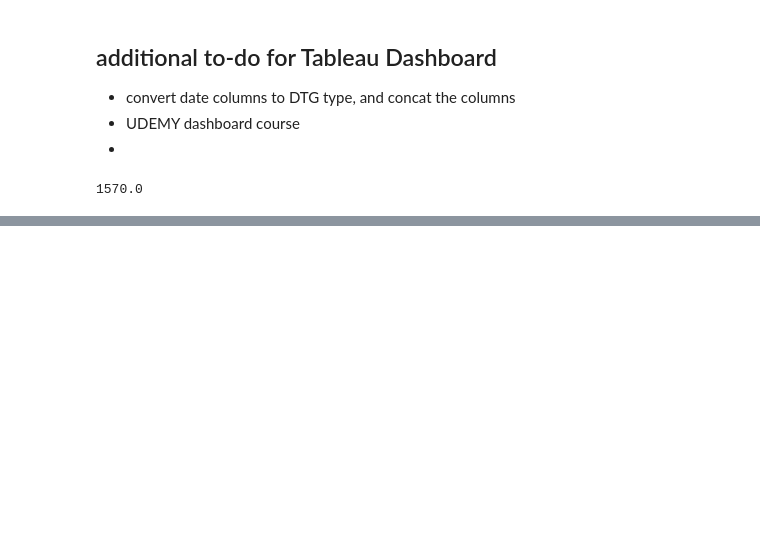
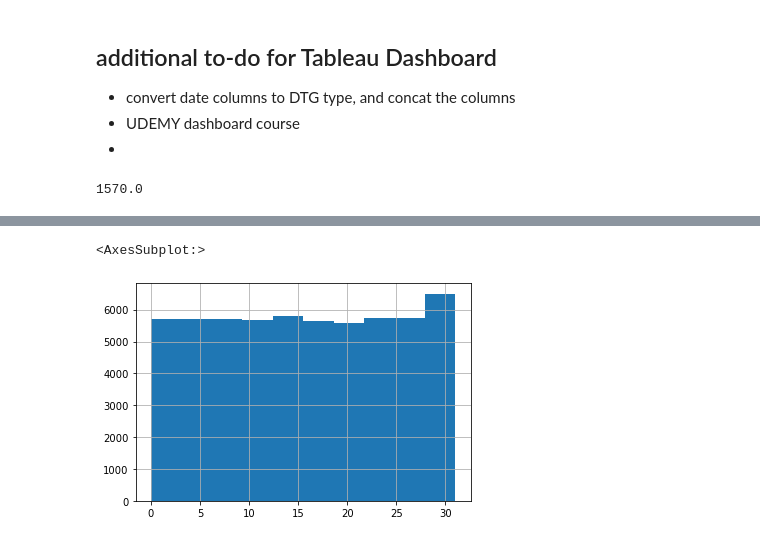
Before and after one commit to Predicting-Terrorism/predicting-terrorism, a Jupyter notebook: fred_lindsey_scratch_folder/acquire.ipynb, the cells around one changed output, grey strips where cells are left out. Drawn from its saved outputs; the diff is of its cells as text; code cells hidden in the pictures; blank space fills up the shorter version.

```diff
--- a/fred_lindsey_scratch_folder/acquire.ipynb
+++ b/fred_lindsey_scratch_folder/acquire.ipynb
@@ -346,0 +385,5 @@ df2.nkill.max()
+# %%
+df2.iday.hist()
+# %% [output]
+<AxesSubplot:>
+[figure, added]
```
Also changed, not shown: parts of 19 cells of this notebook.
